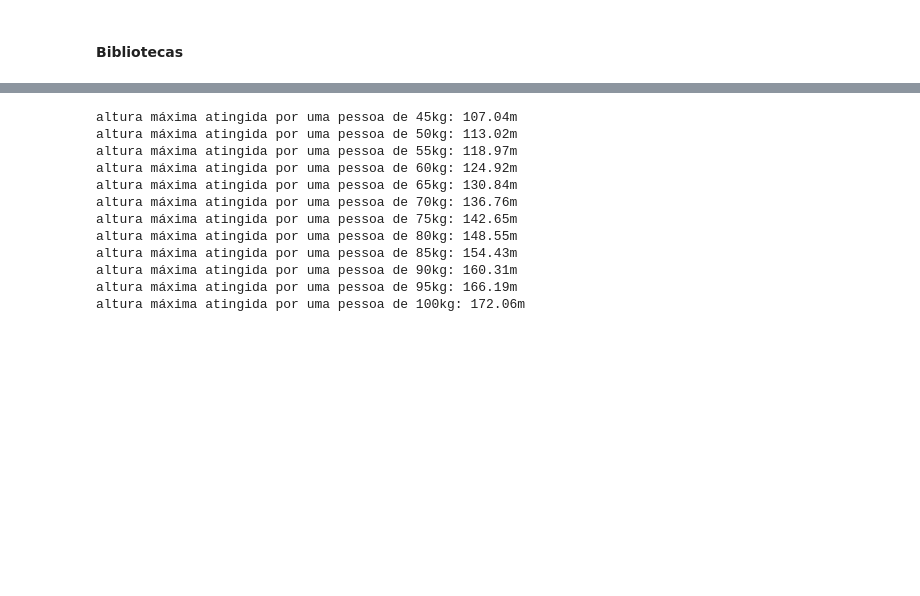
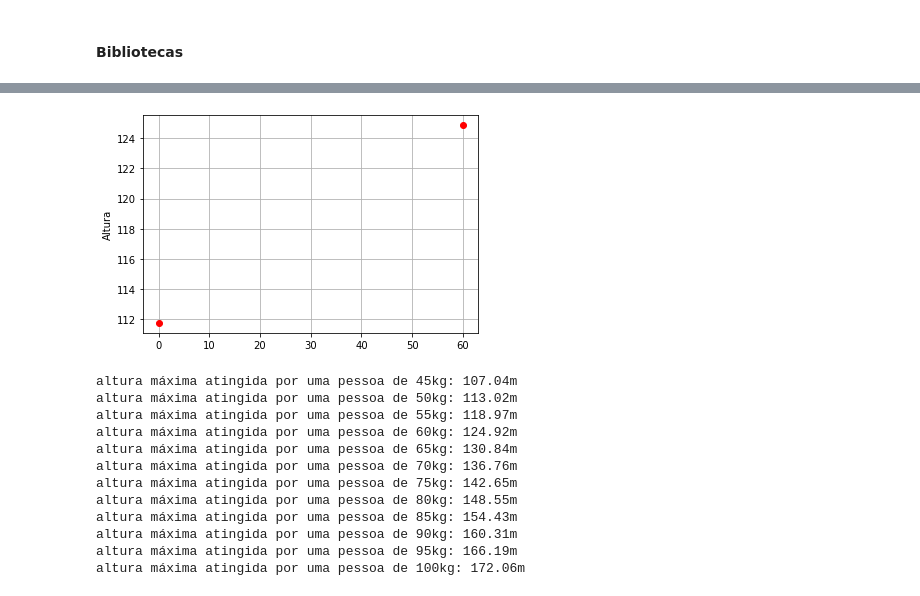
Before and after one commit to Guilherme-s-m/P3-MODSIM, a Jupyter notebook: P3-MODSIM-main/Projeto 3 .ipynb, the cells around one changed output, grey strips where cells are left out. Drawn from its saved outputs; the diff is of its cells as text; code cells hidden in the pictures; blank space fills up the shorter version.

```diff
--- a/P3-MODSIM-main/Projeto 3 .ipynb
+++ b/P3-MODSIM-main/Projeto 3 .ipynb
@@ -115,3 +115,11 @@ altura máxima atingida caindo de cabeça: 172.06m
+# %%
+m=np.arange(0,120,60)
+plt.plot(m,maximo,'ro')
+plt.grid(True)
+plt.ylabel("Altura")
+plt.show()
+# %% [output]
+[figure, added]
 # %%
 m = np.arange(45, 101, 5)
 G = 9.81
```
Also changed, not shown: parts of 3 cells of this notebook.
